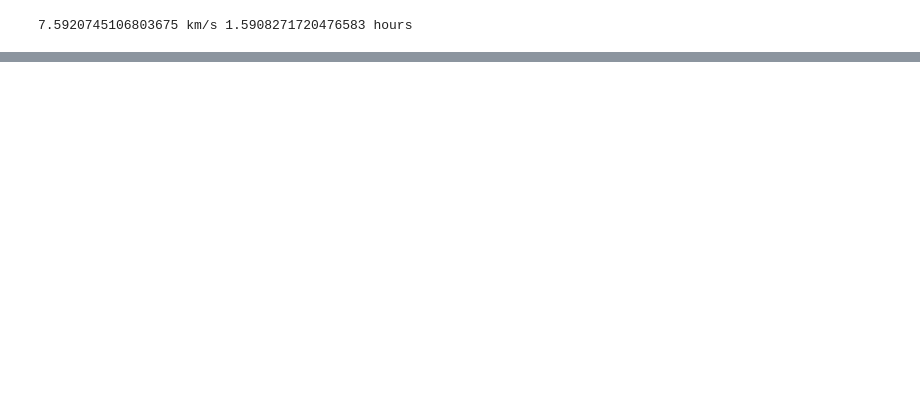
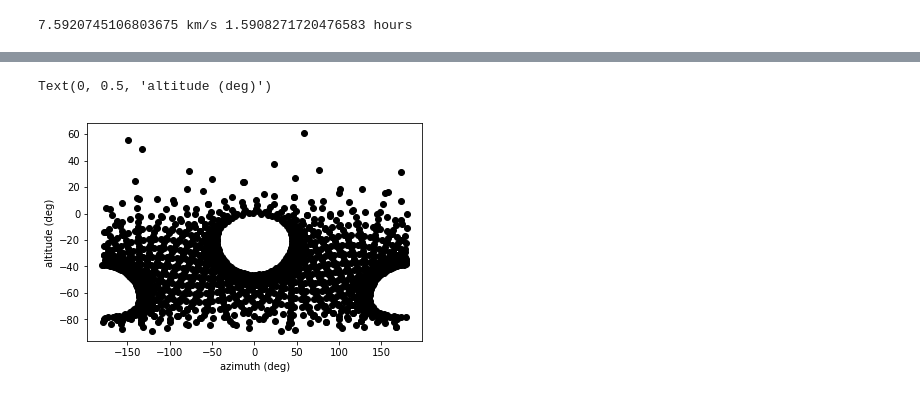
Before and after one commit to yoachim/19_Scratch, a Jupyter notebook: sat_collisions/satellite_collisions.ipynb, the cells around one changed output, grey strips where cells are left out. Cells and saved outputs as stored; diff of their text form; code cells hidden in the pictures; blank space fills up the shorter version.

```diff
--- a/sat_collisions/satellite_collisions.ipynb
+++ b/sat_collisions/satellite_collisions.ipynb
@@ -130,0 +156,8 @@ plt.ylabel('altitude (deg)')
+# %%
+alt,az = sats2altaz(x,y,z,np.radians(10.))
+plt.plot(np.degrees(az),np.degrees(alt), 'ko')
+plt.xlabel('azimuth (deg)')
+plt.ylabel('altitude (deg)')
+# %% [output]
+Text(0, 0.5, 'altitude (deg)')
+[figure, added]
```
Also changed, not shown: parts of 16 cells of this notebook, 2 other files.
